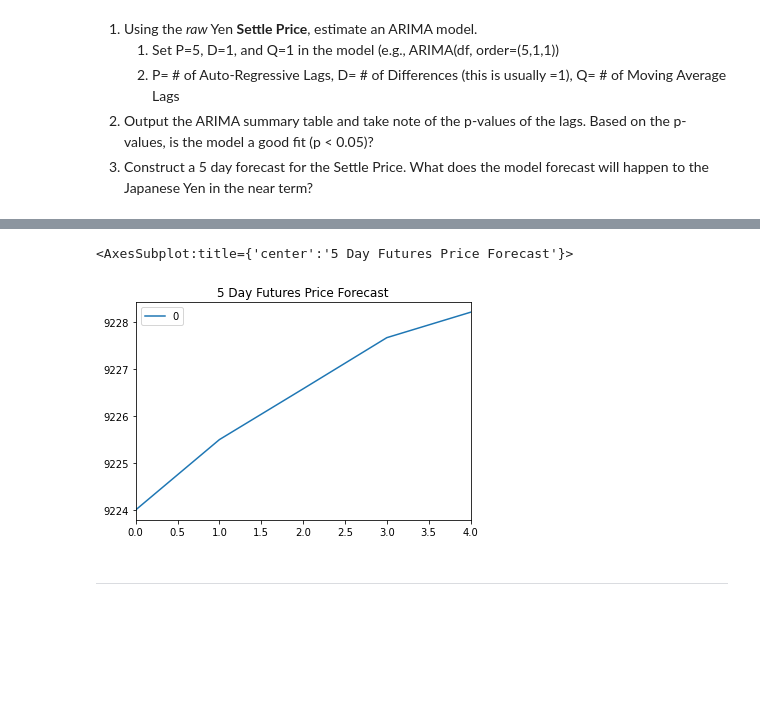
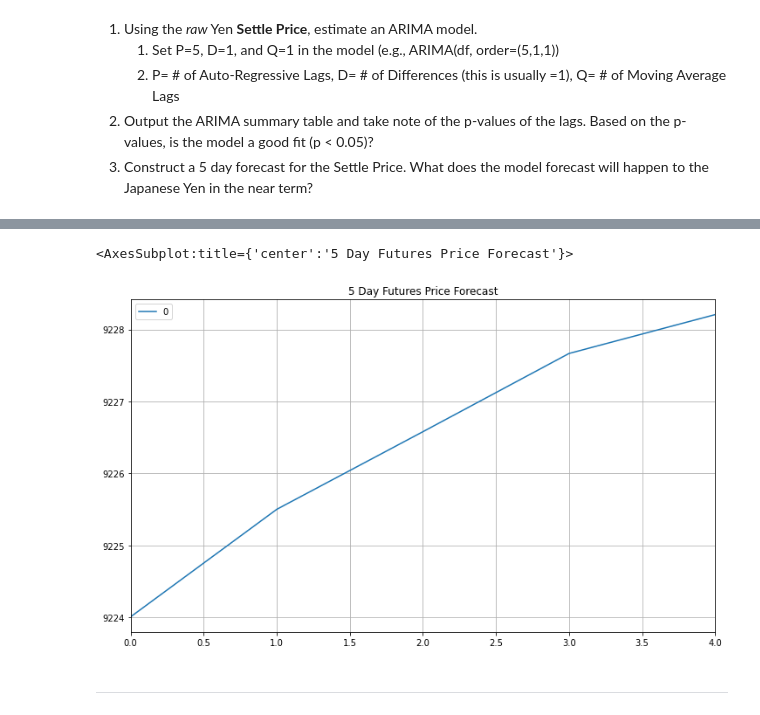
Before and after one commit to dreamscape08/time_series, a Jupyter notebook: Final_Version/time_series_analysis.ipynb, the cells around one changed output, grey strips where cells are left out. Saved outputs shown, nothing was run; the diff lists cells and outputs as text; code cells hidden in the pictures; blank space fills up the shorter version.

```diff
--- a/Final_Version/time_series_analysis.ipynb
+++ b/Final_Version/time_series_analysis.ipynb
@@ -184,0 +180,9 @@ Roots
+# %%
+# Output model summary results:
+results.summary()
+import matplotlib.pyplot as plt
+plt.rc('figure', figsize=(12, 7))
+plt.text(0.01, 0.05, str(results.summary()), {'fontsize': 10}, fontproperties = 'monospace')
+plt.axis('off')
+plt.tight_layout()
+plt.savefig('ARIMA_MODEL_RESULTS.png')
@@ -185,10 +191,10 @@ Roots
 # %%
 # Plot the 5 Day Price Forecast
 
-pd.DataFrame(results.forecast(steps=5)[0]).plot(title='5 Day Futures Price Forecast')
+pd.DataFrame(results.forecast(steps=5)[0]).plot(title='5 Day Futures Price Forecast',grid=True)
 # %% [output]
 <AxesSubplot:title={'center':'5 Day Futures Price Forecast'}>
-[figure, old version]
+[figure, new version]
 # %% [markdown]
 ---
 # %% [markdown]
```
Also changed, not shown: parts of 11 cells of this notebook, 17 other files.
